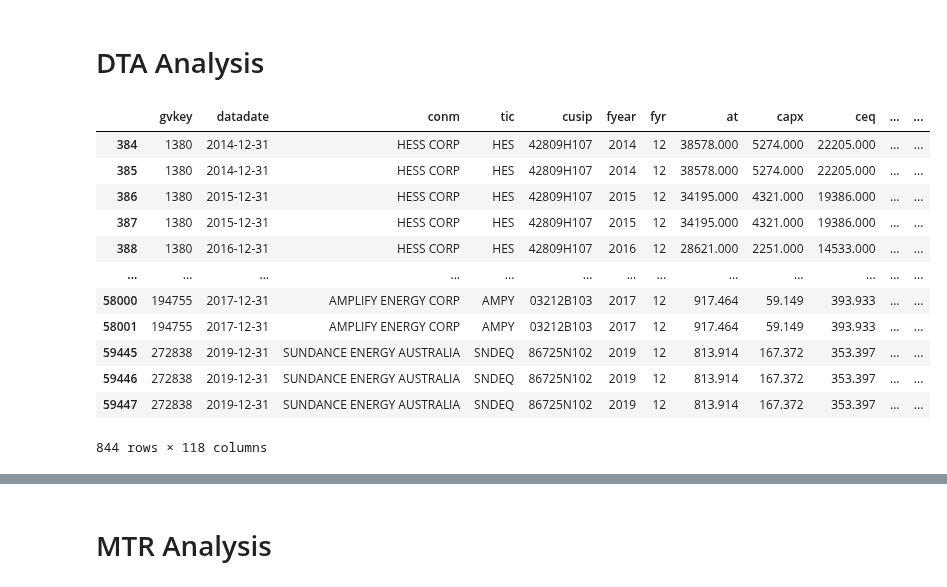
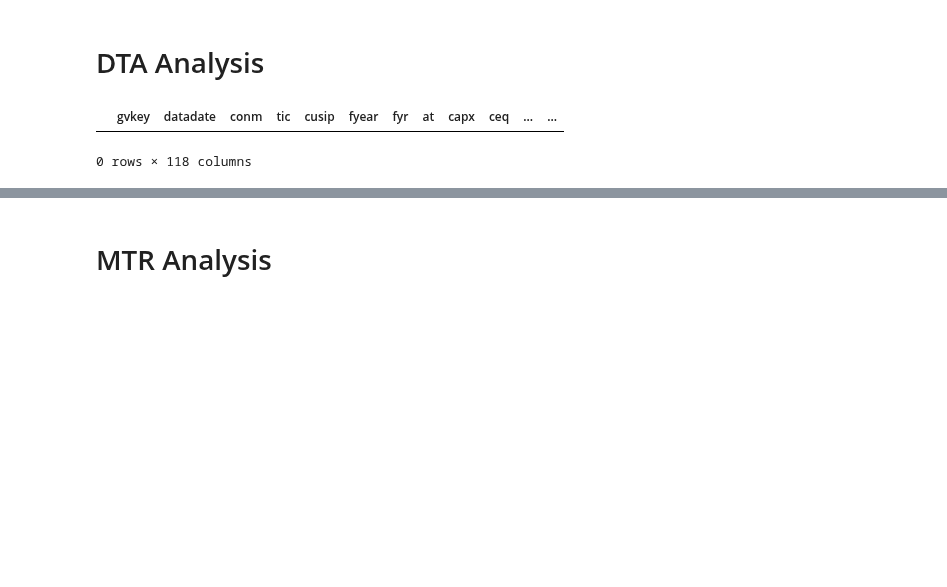
Before and after one commit to zirui-song/interest-deductibility-and-debt-contracting, a Jupyter notebook: Dealscan_Analysis.ipynb, the cells around one changed output, grey strips where cells are left out. Saved outputs shown, nothing was run; the diff lists cells and outputs as text; code cells hidden in the pictures; blank space fills up the shorter version.

```diff
--- a/Dealscan_Analysis.ipynb
+++ b/Dealscan_Analysis.ipynb
@@ -1292,8 +1296,8 @@ variable_labels = {
     #'excess_interest_loss_prev_3yr': 'Excess Interest (Loss, Previous 3 Years)',
     #'excess_interest_loss_prev_5yr': 'Excess Interest (Loss, Previous 5 Years)',
     'excess_interest_scaled': 'Excess Interest Expense (Scaled)',
-    #'financial_deficit': 'Financial Deficit',
-    #'immediate_depletion': 'Immediate Depletion',
+    'financial_deficit': 'Financial Deficit',
+    'immediate_depletion': 'Immediate Depletion',
     #'interest_30': 'Interest Expense (Excess 30% Rule) / Assets',
     #'interest_by_debt': 'Interest Expense / Debt',
     #'interest_loss': 'Interest Expense (Excess Loss) / Assets',
@@ -1335,8 +1339,8 @@ variable_labels_groups = {
     #'delta_dcf_by_ebitda': 'Net Debt Issues / EBITDA',
     'dividend_payer': 'Dividend Payer',
     'excess_interest_scaled': 'Excess Interest Expense (Scaled)',
-    #'financial_deficit': 'Financial Deficit',
-    #'immediate_depletion': 'Immediate Depletion',
+    'financial_deficit': 'Financial Deficit',
+    'immediate_depletion': 'Immediate Depletion',
     'leveraged': 'Leveraged',
     'margin_bps': 'Interest Spread (Basis Points)',
     'market_to_book': 'Market to Book Ratio',
@@ -1888,33 +1892,22 @@ plt.savefig(f'{overleaf_dir}/Figures/margin_did_dynamic_loss_ff48.png')
 # %%
 # generate list of gvkey from tranche_level_ds_compa
 gvkey_list = tranche_level_ds_compa['gvkey'].unique()
 
 # rename txdba, txdbca, txndb to DTA, DTA_current, NDTA
 comp_crspa_merged = comp_crspa_merged.rename(columns={'txdba': 'DTA', 'txdbca': 'DTA_current', 'txndb': 'NDTA'})
 
 # inner merge with gvkey_list
 dta_analysis = comp_crspa_merged[comp_crspa_merged['gvkey'].isin(gvkey_list)]
 
 # keep year >= 2014 and <= 2023
 dta_analysis = dta_analysis[dta_analysis['fyear'] <= 2023]
-dta_analysis = dta_analysis[dta_analysis['fyear'] >= 2014]
+dta_analysis = dta_analysis[dta_analysis['fyear'] >= 2013]
 
 # check if there are duplicated gvkey and fyear
 dta_analysis[dta_analysis.duplicated(subset=['gvkey', 'fyear'], keep=False)]
 # %% [output]
 |  | gvkey | datadate | conm | tic | cusip | fyear | fyr | at | capx | ceq | ... | ... |
-| 384 | 1380 | 2014-12-31 | HESS CORP | HES | 42809H107 | 2014 | 12 | 38578.000 | 5274.000 | 22205.000 | ... | ... |
-| 385 | 1380 | 2014-12-31 | HESS CORP | HES | 42809H107 | 2014 | 12 | 38578.000 | 5274.000 | 22205.000 | ... | ... |
-| 386 | 1380 | 2015-12-31 | HESS CORP | HES | 42809H107 | 2015 | 12 | 34195.000 | 4321.000 | 19386.000 | ... | ... |
-| 387 | 1380 | 2015-12-31 | HESS CORP | HES | 42809H107 | 2015 | 12 | 34195.000 | 4321.000 | 19386.000 | ... | ... |
-| 388 | 1380 | 2016-12-31 | HESS CORP | HES | 42809H107 | 2016 | 12 | 28621.000 | 2251.000 | 14533.000 | ... | ... |
-| ... | ... | ... | ... | ... | ... | ... | ... | ... | ... | ... | ... | ... |
-| 58000 | 194755 | 2017-12-31 | AMPLIFY ENERGY CORP | AMPY | 03212B103 | 2017 | 12 | 917.464 | 59.149 | 393.933 | ... | ... |
-| 58001 | 194755 | 2017-12-31 | AMPLIFY ENERGY CORP | AMPY | 03212B103 | 2017 | 12 | 917.464 | 59.149 | 393.933 | ... | ... |
-| 59445 | 272838 | 2019-12-31 | SUNDANCE ENERGY AUSTRALIA | SNDEQ | 86725N102 | 2019 | 12 | 813.914 | 167.372 | 353.397 | ... | ... |
-| 59446 | 272838 | 2019-12-31 | SUNDANCE ENERGY AUSTRALIA | SNDEQ | 86725N102 | 2019 | 12 | 813.914 | 167.372 | 353.397 | ... | ... |
-| 59447 | 272838 | 2019-12-31 | SUNDANCE ENERGY AUSTRALIA | SNDEQ | 86725N102 | 2019 | 12 | 813.914 | 167.372 | 353.397 | ... | ... |
-844 rows × 118 columns
+0 rows × 118 columns
 # %%
 # sort by gvkey and fyear
 dta_analysis = dta_analysis.sort_values(by=['gvkey', 'fyear'])
```
Also changed, not shown: parts of 12 cells of this notebook, 6 other files.
